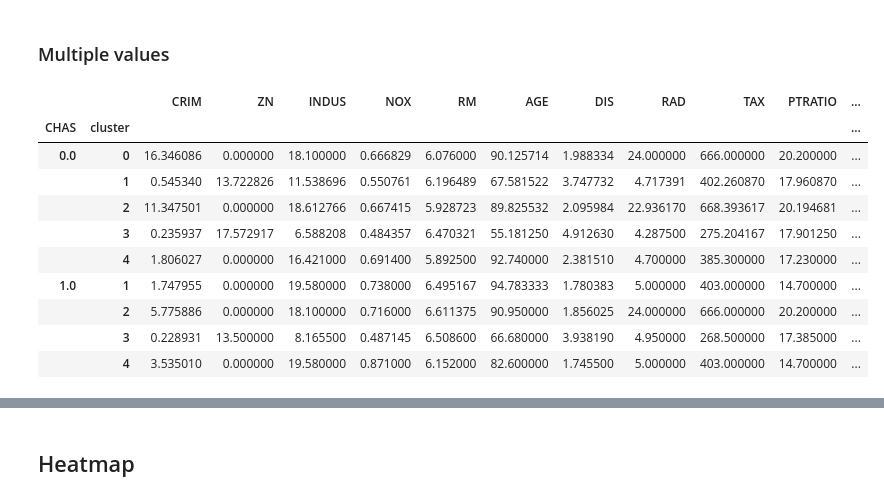
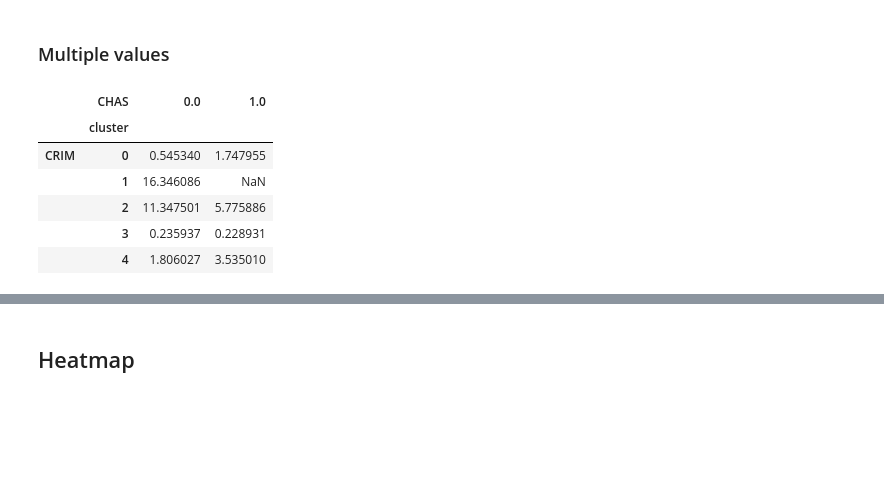
Before and after one commit to cmawer/vishelper, a Jupyter notebook: vishelper-demo.ipynb, the cells around one changed output, grey strips where cells are left out. Cells and saved outputs as stored; diff of their text form; code cells hidden in the pictures; blank space fills up the shorter version.

```diff
--- a/vishelper-demo.ipynb
+++ b/vishelper-demo.ipynb
@@ -194,19 +202,17 @@ fig, ax = vh.plot(means.index, means.CRIM.values,
 ### Multiple values
 # %%
 river_means = df.groupby(['CHAS', 'cluster']).mean()
+# %%
+river_means = river_means.unstack().T
 # %%
-river_means
+river_means.head()
 # %% [output]
-|  |  | CRIM | ZN | INDUS | NOX | RM | AGE | DIS | RAD | TAX | PTRATIO | ... |
-| CHAS | cluster |  |  |  |  |  |  |  |  |  |  | ... |
-| 0.0 | 0 | 16.346086 | 0.000000 | 18.100000 | 0.666829 | 6.076000 | 90.125714 | 1.988334 | 24.000000 | 666.000000 | 20.200000 | ... |
-|  | 1 | 0.545340 | 13.722826 | 11.538696 | 0.550761 | 6.196489 | 67.581522 | 3.747732 | 4.717391 | 402.260870 | 17.960870 | ... |
-|  | 2 | 11.347501 | 0.000000 | 18.612766 | 0.667415 | 5.928723 | 89.825532 | 2.095984 | 22.936170 | 668.393617 | 20.194681 | ... |
-|  | 3 | 0.235937 | 17.572917 | 6.588208 | 0.484357 | 6.470321 | 55.181250 | 4.912630 | 4.287500 | 275.204167 | 17.901250 | ... |
-|  | 4 | 1.806027 | 0.000000 | 16.421000 | 0.691400 | 5.892500 | 92.740000 | 2.381510 | 4.700000 | 385.300000 | 17.230000 | ... |
-| 1.0 | 1 | 1.747955 | 0.000000 | 19.580000 | 0.738000 | 6.495167 | 94.783333 | 1.780383 | 5.000000 | 403.000000 | 14.700000 | ... |
-|  | 2 | 5.775886 | 0.000000 | 18.100000 | 0.716000 | 6.611375 | 90.950000 | 1.856025 | 24.000000 | 666.000000 | 20.200000 | ... |
-|  | 3 | 0.228931 | 13.500000 | 8.165500 | 0.487145 | 6.508600 | 66.680000 | 3.938190 | 4.950000 | 268.500000 | 17.385000 | ... |
-|  | 4 | 3.535010 | 0.000000 | 19.580000 | 0.871000 | 6.152000 | 82.600000 | 1.745500 | 5.000000 | 403.000000 | 14.700000 | ... |
+|  | CHAS | 0.0 | 1.0 |
+|  | cluster |  |  |
+| CRIM | 0 | 0.545340 | 1.747955 |
+|  | 1 | 16.346086 | NaN |
+|  | 2 | 11.347501 | 5.775886 |
+|  | 3 | 0.235937 | 0.228931 |
+|  | 4 | 1.806027 | 3.535010 |
 # %%
 fig, ax = vh.plot(
```
Also changed, not shown: parts of 24 cells of this notebook, 1 other file.
